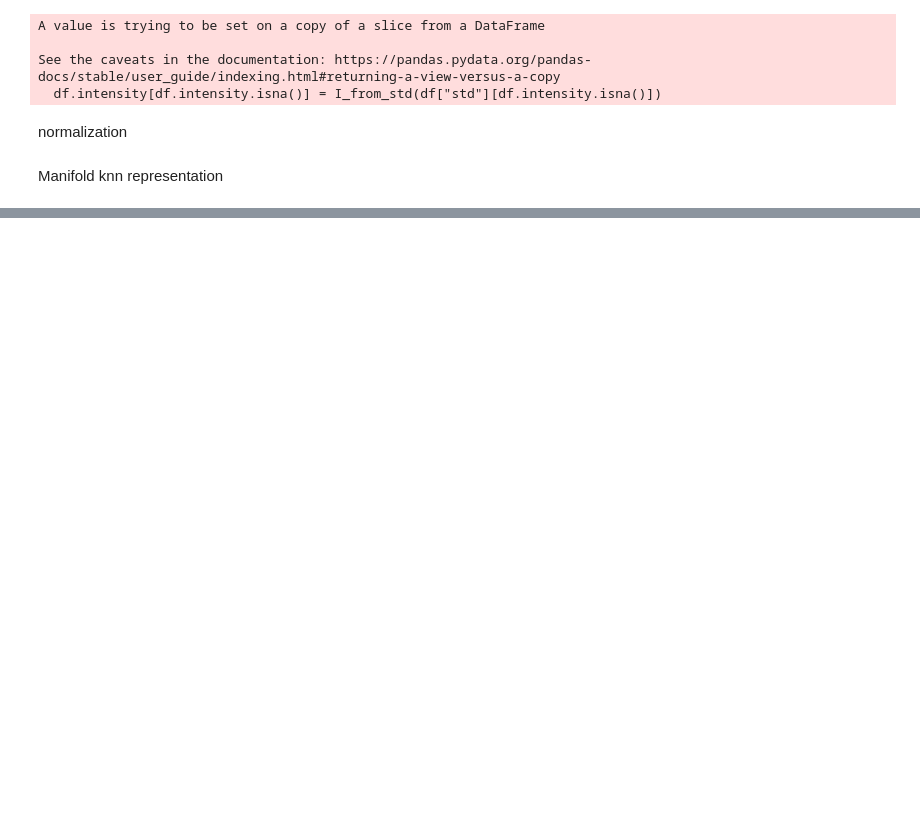
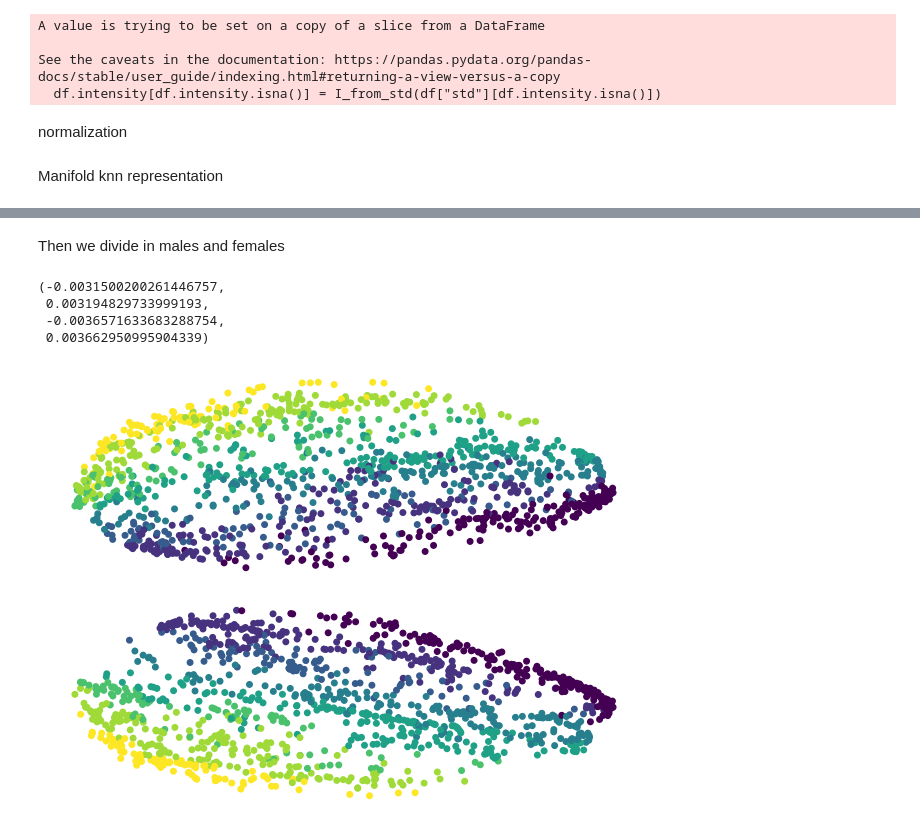
Before and after one commit to djanloo/dynamiting, a Jupyter notebook: mde.ipynb, the cells around one changed output, grey strips where cells are left out. Drawn from its saved outputs; the diff is of its cells as text; code cells hidden in the pictures; blank space fills up the shorter version.

```diff
--- a/mde.ipynb
+++ b/mde.ipynb
@@ -96,0 +83,29 @@ TypeError: plot_net() got an unexpected keyword argument 'plot_activation'
+# %% [markdown]
+Then we divide in males and females
+# %%
+Xmales = X_minmax[df.sex==1]
+Xfemales = X_minmax[df.sex==0]
+K = 500
+males_adj = kneighbors_graph(Xmales, K, mode='distance', include_self=True).toarray()
+females_adj = kneighbors_graph(Xfemales, K, mode='distance', include_self=True).toarray()
+male_points = spectral_embedding(males_adj,
+                n_components=2,
+                eigen_tol=0.01,
+                norm_laplacian=True,
+                drop_first=True)
+female_points = spectral_embedding(females_adj,
+                n_components=2,
+                eigen_tol=0.01,
+                norm_laplacian=True,
+                drop_first=True)
+fig, axes = plt.subplots(2)
+map = axes[0].scatter(male_points[:,0], male_points[:,1], c=df.emotion[df.sex==1])
+axes[1].scatter(female_points[:,0], female_points[:,1], c=df.emotion[df.sex==0])
+axes[0].axis("off")
+axes[1].axis("off")
+# %% [output]
+(-0.0031500200261446757,
+ 0.003194829733999193,
+ -0.0036571633683288754,
+ 0.003662950995904339)
+[figure, added]
```
Also changed, not shown: parts of 8 cells of this notebook.
